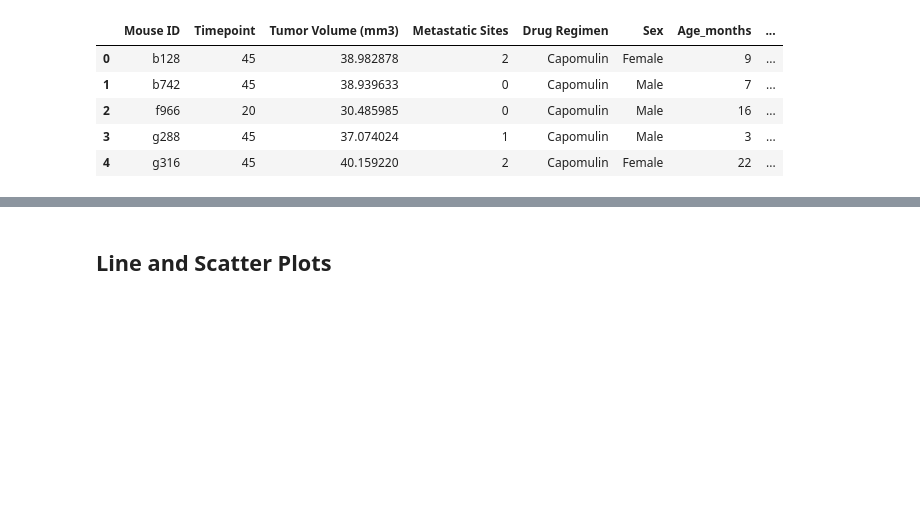
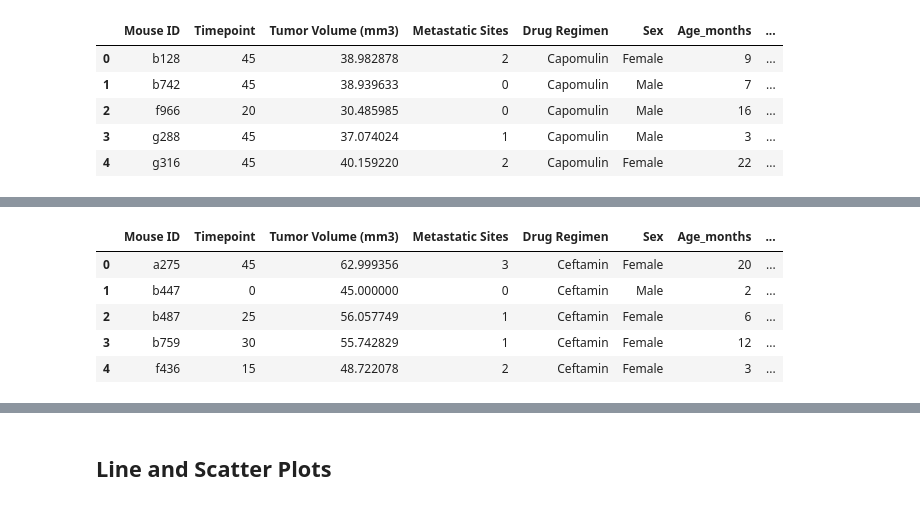
Before and after one commit to byronpineda225/Matplotlib-challenge, a Jupyter notebook: Pymaceuticals/pymaceuticals_starter.ipynb, the cells around one changed output, grey strips where cells are left out. Saved outputs shown, nothing was run; the diff lists cells and outputs as text; code cells hidden in the pictures; blank space fills up the shorter version.

```diff
--- a/Pymaceuticals/pymaceuticals_starter.ipynb
+++ b/Pymaceuticals/pymaceuticals_starter.ipynb
@@ -328,2 +362,20 @@ capomulin_regimen_merged.head()
+# %%
+# Next up Ceftamin just repeat what was previously done
+ceftamin_regimen_df = cleaned_mouse_study.loc[cleaned_mouse_study["Drug Regimen"] == "Ceftamin",:]
+
+# The max timepoint for each Mouse ID for Ceftamin in
+ceftamin_regimen_max_tp = ceftamin_regimen_df.groupby("Mouse ID").max()["Timepoint"]
+
+# Grouped dataframe to be merged. Use a left join only want to look at those max timepoints per mouse
+ceftamin_regimen_merged = pd.merge(ceftamin_regimen_max_tp, cleaned_mouse_study, how="left", on=("Mouse ID","Timepoint"))
+# Quick look
+ceftamin_regimen_merged.head()
+# %% [output]
+|  | Mouse ID | Timepoint | Tumor Volume (mm3) | Metastatic Sites | Drug Regimen | Sex | Age_months | ... |
+| 0 | a275 | 45 | 62.999356 | 3 | Ceftamin | Female | 20 | ... |
+| 1 | b447 | 0 | 45.000000 | 0 | Ceftamin | Male | 2 | ... |
+| 2 | b487 | 25 | 56.057749 | 1 | Ceftamin | Female | 6 | ... |
+| 3 | b759 | 30 | 55.742829 | 1 | Ceftamin | Female | 12 | ... |
+| 4 | f436 | 15 | 48.722078 | 2 | Ceftamin | Female | 3 | ... |
 # %%
 # Calculate the IQR and quantitatively determine if there are any potential outliers
```
Also changed, not shown: parts of 17 cells of this notebook, 2 other files.
